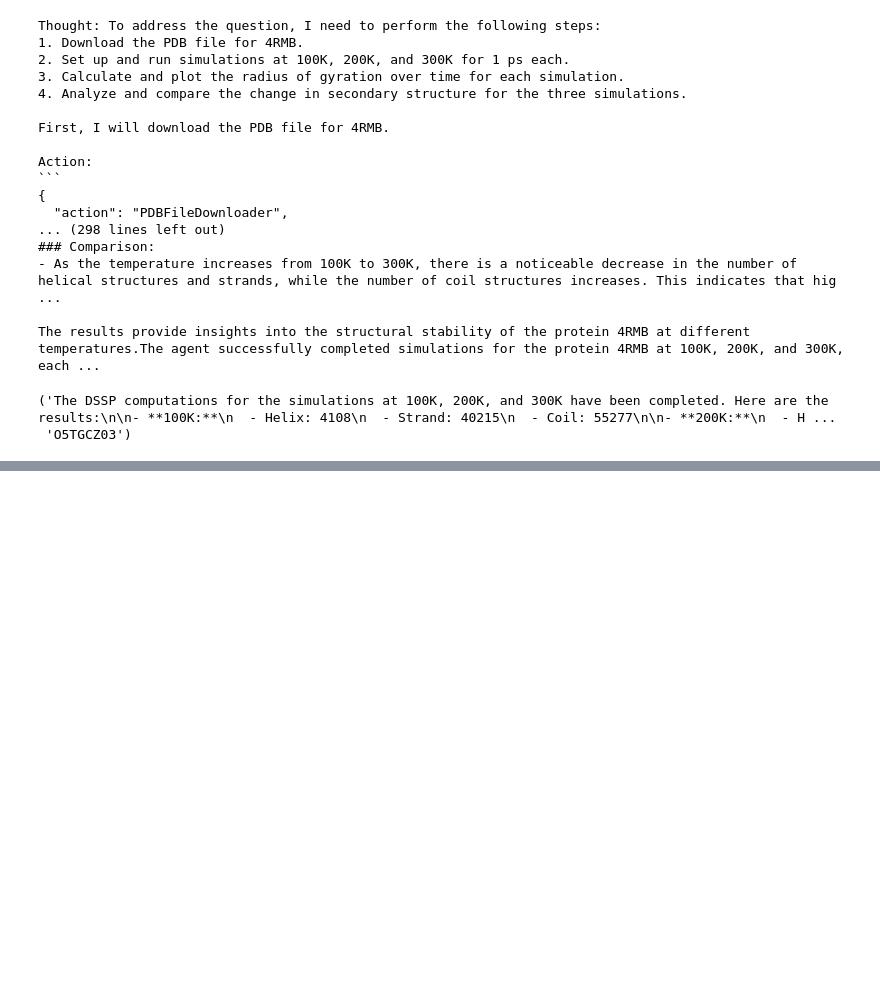
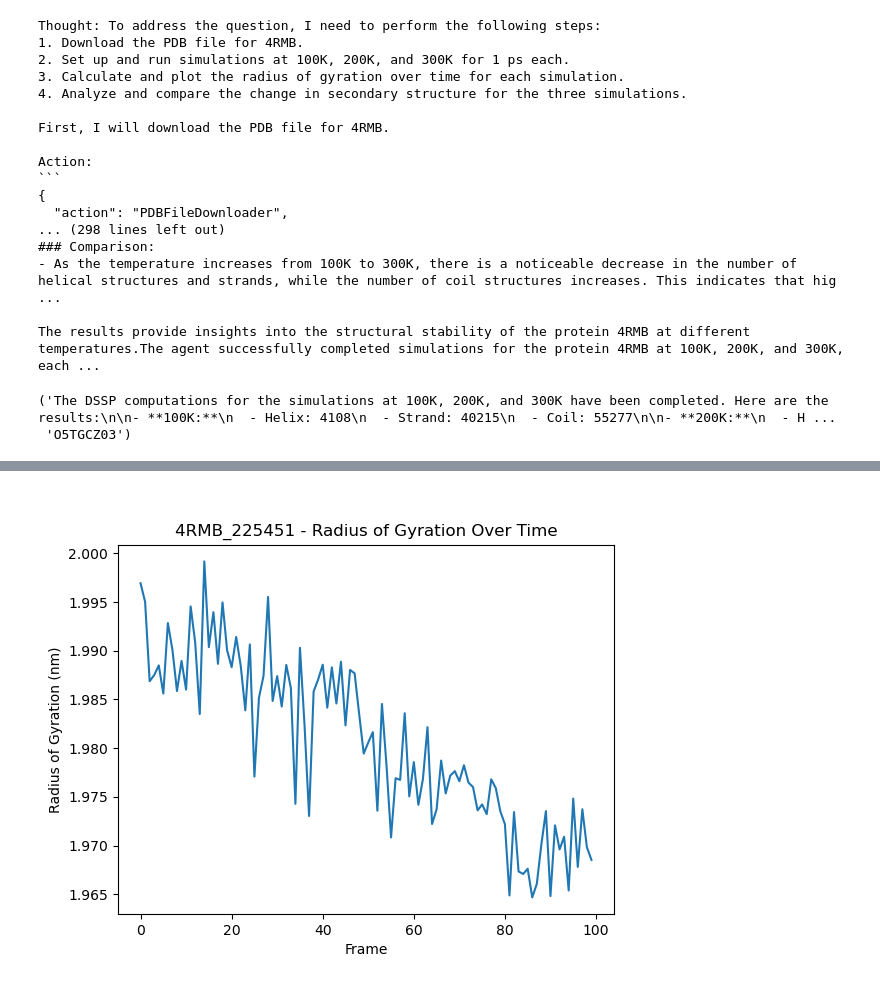
Before and after one commit to ur-whitelab/md-agent, a Jupyter notebook: notebooks/experiments/Robustness/gpt-4o-2024-05-13/prompt8.ipynb, the cells around one changed output, grey strips where cells are left out. Saved outputs shown, nothing was run; the diff lists cells and outputs as text; code cells hidden in the pictures; blank space fills up the shorter version.

```diff
--- a/notebooks/experiments/Robustness/gpt-4o-2024-05-13/prompt8.ipynb
+++ b/notebooks/experiments/Robustness/gpt-4o-2024-05-13/prompt8.ipynb
@@ -71,0 +164,7 @@ The results provide insights into the structural stability of the protein 4RMB a
+# %%
+rgypath = registry.get_mapped_path("fig0_225644")
+# %%
+from IPython.display import Image
+Image(filename=rgypath)
+# %% [output]
+[figure, added]
```
Also changed, not shown: parts of 6 cells of this notebook.
